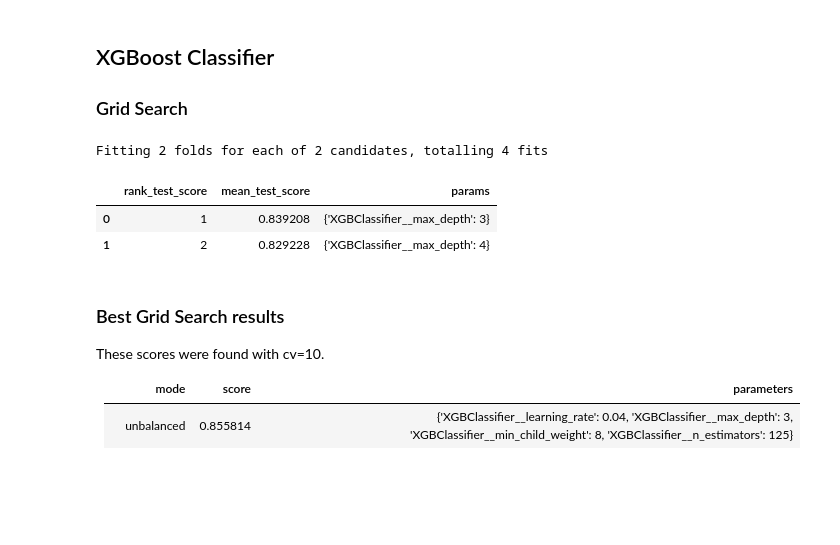
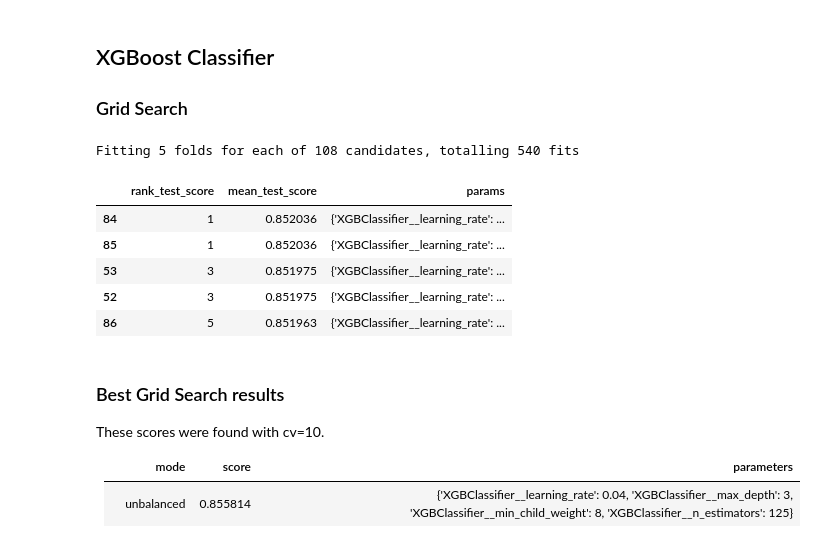
Before and after one commit to jds167/ML-Final-Project, a Jupyter notebook: greenwell-final-project.ipynb, the cells around one changed output. Drawn from its saved outputs; the diff is of its cells as text; code cells hidden in the pictures; blank space fills up the shorter version.

```diff
--- a/greenwell-final-project.ipynb
+++ b/greenwell-final-project.ipynb
@@ -1031,8 +1033,8 @@ svc_param_grid = {
 #    'preprocessing__numeric_transform_pipe__Imputer__strategy': ["mean", "median"],
 #     'select__estimator__n_estimators':[200],
 #     'select__max_features' : [18,19,20,21],
-#     'svc__kernel': ['sigmoid' ],                                                       # Removed: poly', 'rbf', 'sigmoid'
-#     'svc__C': [0.001, 0.005, 0.009, 0.010,0.013, 0.015],                                                                   # Removed: 3, 5
+    'svc__kernel': ['sigmoid' ],                                                       # Removed: poly', 'rbf', 'sigmoid'
+    'svc__C': [0.001, 0.005, 0.009, 0.010,0.013, 0.015],                                                                   # Removed: 3, 5
     'svc__gamma': ['scale'],                                                     # Removed: 'scale', 'auto'
     'svc__class_weight': [None],                                               # Removed: 'balanced',
 
@@ -1233,9 +1239,9 @@ rf_param_grid = {
     'randomforest__criterion': ['entropy'],                                         # Removed: gini
     'randomforest__max_features': [None],                                             # Removed:
     'randomforest__class_weight': [None],                                     # Remove: None, 'balanced'
-#     'randomforest__max_depth' : np.arange(2,5,1),
-#     'select__estimator__n_estimators':[200, 300, 500],
-#     'select__max_features' : range(25,n_features,1),
+    'randomforest__max_depth' : np.arange(2,5,1),
+    'select__estimator__n_estimators':[200, 300, 500],
+    'select__max_features' : range(25,n_features,1),
 }
 
 rf_pipe = Pipeline(
@@ -1246,7 +1252,7 @@ rf_pipe = Pipeline(
         ('randomforest',RandomForestClassifier(n_jobs = -1, random_state = 1)),
         ])
 
-rf_grid_search = GridSearchCV(rf_pipe, rf_param_grid, cv=2, scoring='roc_auc', verbose=1,n_jobs=-1)
+rf_grid_search = GridSearchCV(rf_pipe, rf_param_grid, cv=5, scoring='roc_auc', verbose=1,n_jobs=-1)
 
 rf_grid_search.fit(X_train, y_train)
 
@@ -1279,9 +1289,9 @@ These scores were found with cv=3
 # This takes too long to run for demo purposes.  If you want to run, uncomment the desired variables in the param_grid and take a look.
 
 rf_param = {
-#     'randomforest__n_estimators': [2000, 3000],
-#     'randomforest__criterion': ['entropy', 'gini'],
-#     'randomforest__max_depth' : np.arange(2,7,1),
+    'randomforest__n_estimators': [2000, 3000],
+    'randomforest__criterion': ['entropy', 'gini'],
+    'randomforest__max_depth' : np.arange(2,7,1),
     'randomforest__max_features': ['sqrt','log2',None],                         # Removed: 'log2', None
     'randomforest__class_weight': [None],                           # Removed: 'balanced'
 #     'select__estimator__n_estimators':[400, 500, 700],
@@ -1356,10 +1368,10 @@ ROC-AUC score for KNN with 29 neighbors: 0.836
 # %%
 knn_param_grid = {
 #     'preprocessing__numeric_transform_pipe__Imputer__strategy': ["mean", "median"],
-#     'select__estimator__n_estimators':[200],
-#     'select__max_features' : range(3,len(final_features),1),
-#     'select__max_features' : range(4,8,1),
-    'estimator__n_neighbors': [ 58, 59, 60, 61, 62, 63, 64],
+    'select__estimator__n_estimators':[200],
+    'select__max_features' : range(3,len(final_features),1),
+    'select__max_features' : range(4,8,1),
+    'estimator__n_neighbors': [ 58, 59, 60, 61, 62],
     'estimator__metric': ['minkowski'],
     'estimator__p': [1, 2],                                                     # Removed: 2
     'estimator__weights': ['uniform', 'distance'],
@@ -1411,33 +1423,36 @@ These scores were found with cv=10.
 # %%
 # This takes too long to run for demo purposes.  If you want to run, uncomment the desired variables in the param_grid and take a look.
 
 xgb_param_grid = {
-#     'preprocessing__numeric_transform_pipe__Imputer__strategy': ["mean", "median"],
-#     'XGBClassifier__learning_rate': [ 0.005,0.009, 0.01, 0.013,],
-#     'XGBClassifier__min_child_weight': [ 1, 2, 3],
-#     'XGBClassifier__n_estimators': [575, 600, 650],
+    'preprocessing__numeric_transform_pipe__Imputer__strategy': ["mean", "median"],
+    'XGBClassifier__learning_rate': [ 0.005,0.009, 0.01],
+    'XGBClassifier__min_child_weight': [ 1, 2, 3],
+    'XGBClassifier__n_estimators': [575, 600, 650],
     'XGBClassifier__max_depth': [ 3, 4],
 }
 
 xgb_pipe = Pipeline(
     steps=[
         ('preprocessing', scaled_preprocessor),
         ('smote' , SMOTE(sampling_strategy = 1.0, random_state = 1) ),
         ('XGBClassifier',xgb.XGBClassifier(random_state=1)),
         ])
 
-xgb_grid_search = GridSearchCV(xgb_pipe, xgb_param_grid, cv=2, scoring='roc_auc', verbose=1,n_jobs=-1)
+xgb_grid_search = GridSearchCV(xgb_pipe, xgb_param_grid, cv=5, scoring='roc_auc', verbose=1,n_jobs=-1)
 
 xgb_grid_search.fit(X_train, y_train)
 
 display_features = ['rank_test_score','mean_test_score','params']
 search_results = pd.DataFrame(xgb_grid_search.cv_results_).loc[:,display_features].sort_values(by='rank_test_score', ascending=True)
 display(search_results.head(5))
 # %% [output]
-Fitting 2 folds for each of 2 candidates, totalling 4 fits
+Fitting 5 folds for each of 108 candidates, totalling 540 fits
 |  | rank_test_score | mean_test_score | params |
-| 0 | 1 | 0.839208 | {'XGBClassifier__max_depth': 3} |
-| 1 | 2 | 0.829228 | {'XGBClassifier__max_depth': 4} |
+| 84 | 1 | 0.852036 | {'XGBClassifier__learning_rate': ... |
+| 85 | 1 | 0.852036 | {'XGBClassifier__learning_rate': ... |
+| 53 | 3 | 0.851975 | {'XGBClassifier__learning_rate': ... |
+| 52 | 3 | 0.851975 | {'XGBClassifier__learning_rate': ... |
+| 86 | 5 | 0.851963 | {'XGBClassifier__learning_rate': ... |
 # %% [markdown]
 ### Best Grid Search results
 
```
Also changed, not shown: parts of 18 cells of this notebook.
